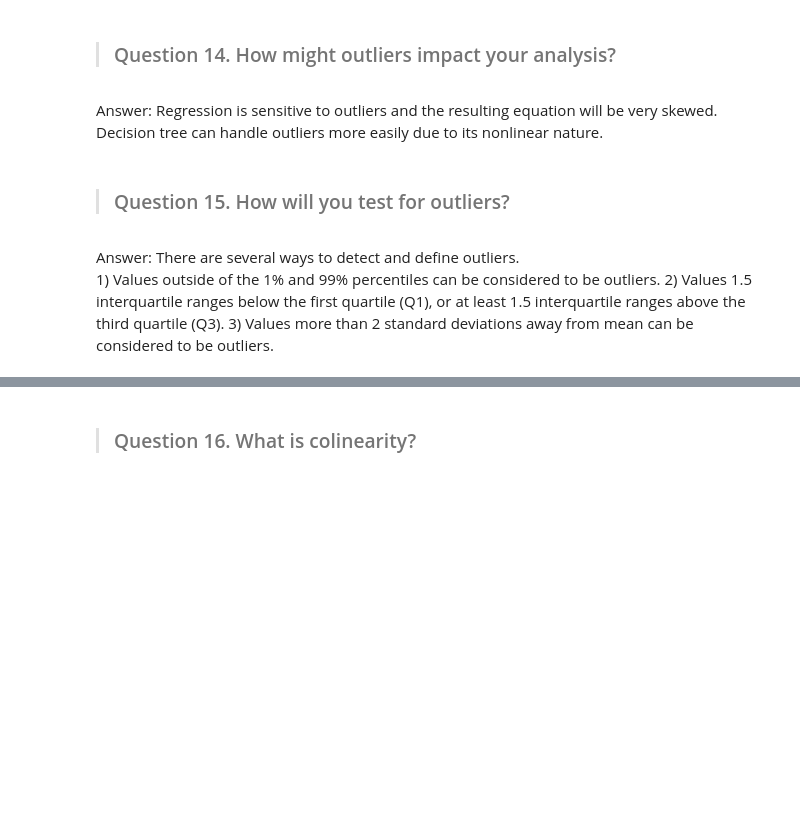
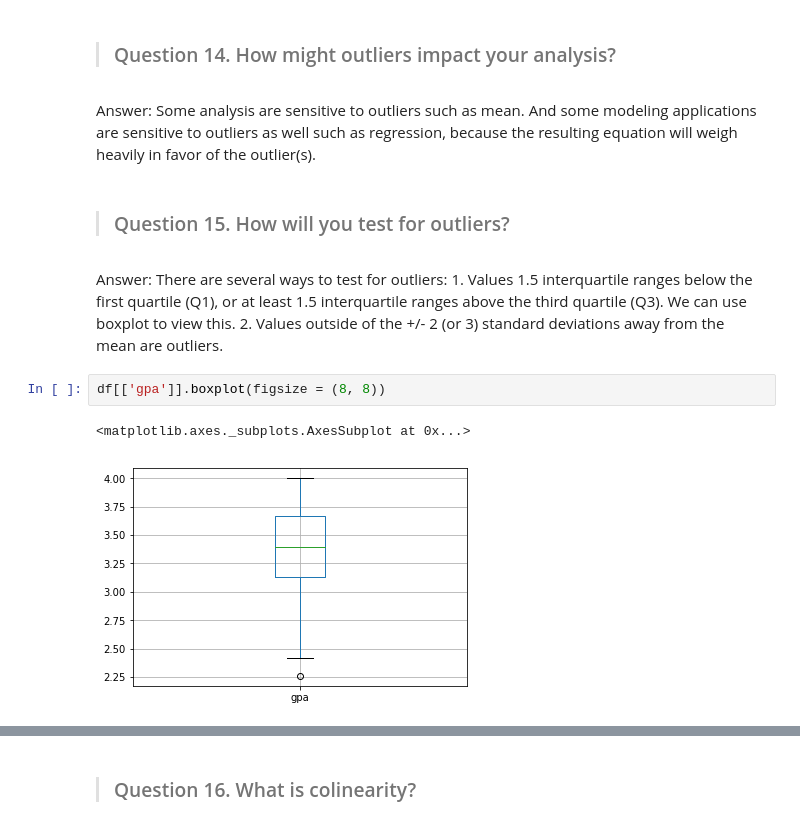
Before and after one commit to jmiller1977/DS-SF-36, a Jupyter notebook: unit-project/1/notebooks/unit-project-1-jessica.ipynb, the cells around one changed output, grey strips where cells are left out. Saved outputs shown, nothing was run; the diff lists cells and outputs as text; blank space fills up the shorter version.

```diff
--- a/unit-project/1/notebooks/unit-project-1-jessica.ipynb
+++ b/unit-project/1/notebooks/unit-project-1-jessica.ipynb
@@ -136,11 +153,15 @@ df['gpa'].plot.hist()
 # %% [markdown]
 > ### Question 14.  How might outliers impact your analysis?
-# %% [markdown]
-Answer: Regression is sensitive to outliers and the resulting equation will be very skewed.  Decision tree can handle outliers more easily due to its nonlinear nature.
+# %% [markdown]
+Answer: Some analysis are sensitive to outliers such as mean.  And some modeling applications are sensitive to outliers as well such as regression, because the resulting equation will weigh heavily in favor of the outlier(s).
 # %% [markdown]
 > ### Question 15.  How will you test for outliers?
 # %% [markdown]
-Answer: There are several ways to detect and define outliers.
-    1) Values outside of the 1% and 99% percentiles can be considered to be outliers.
-    2) Values 1.5 interquartile ranges below the first quartile (Q1), or at least 1.5 interquartile ranges above the third quartile (Q3).
-    3) Values more than 2 standard deviations away from mean can be considered to be outliers.
+Answer: There are several ways to test for outliers:
+    1. Values 1.5 interquartile ranges below the first quartile (Q1), or at least 1.5 interquartile ranges above the third quartile (Q3).  We can use boxplot to view this.
+    2. Values outside of the +/- 2 (or 3) standard deviations away from the mean are outliers.
+# %%
+df[['gpa']].boxplot(figsize = (8, 8))
+# %% [output]
+<matplotlib.axes._subplots.AxesSubplot at 0x...>
+[figure, added]
```
Also changed, not shown: parts of 22 cells of this notebook, 2 other files.
